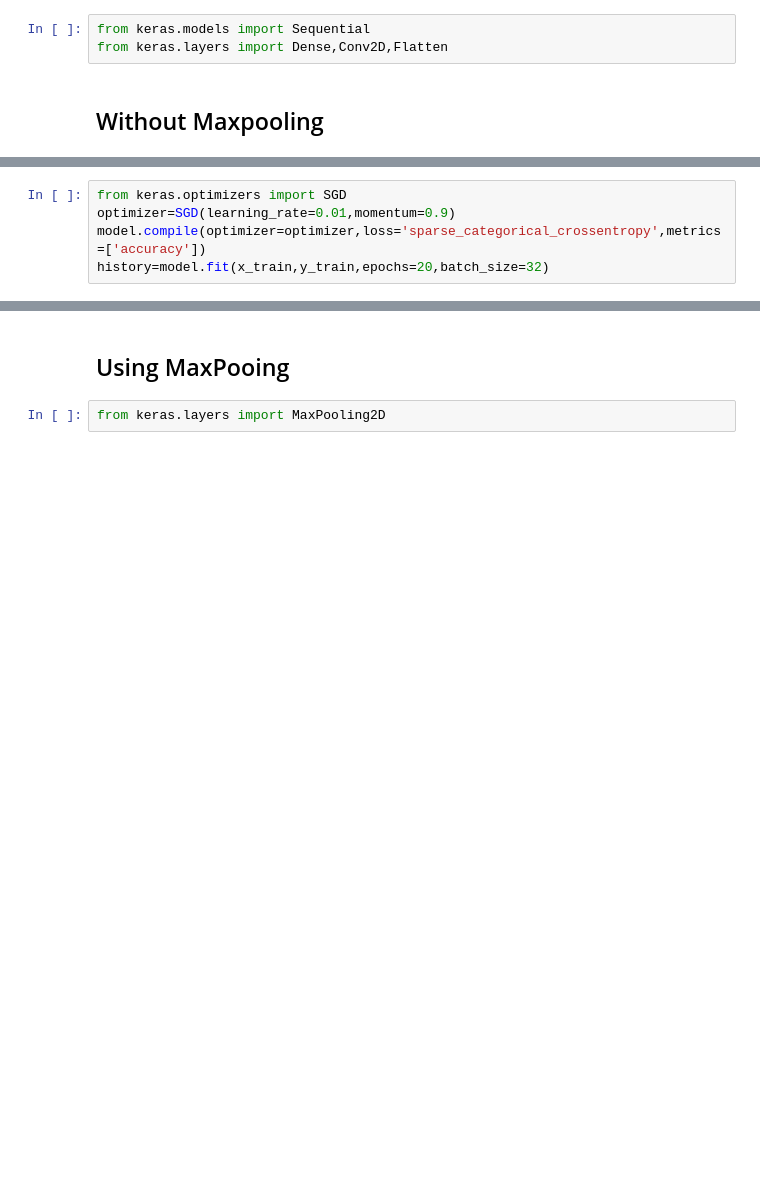
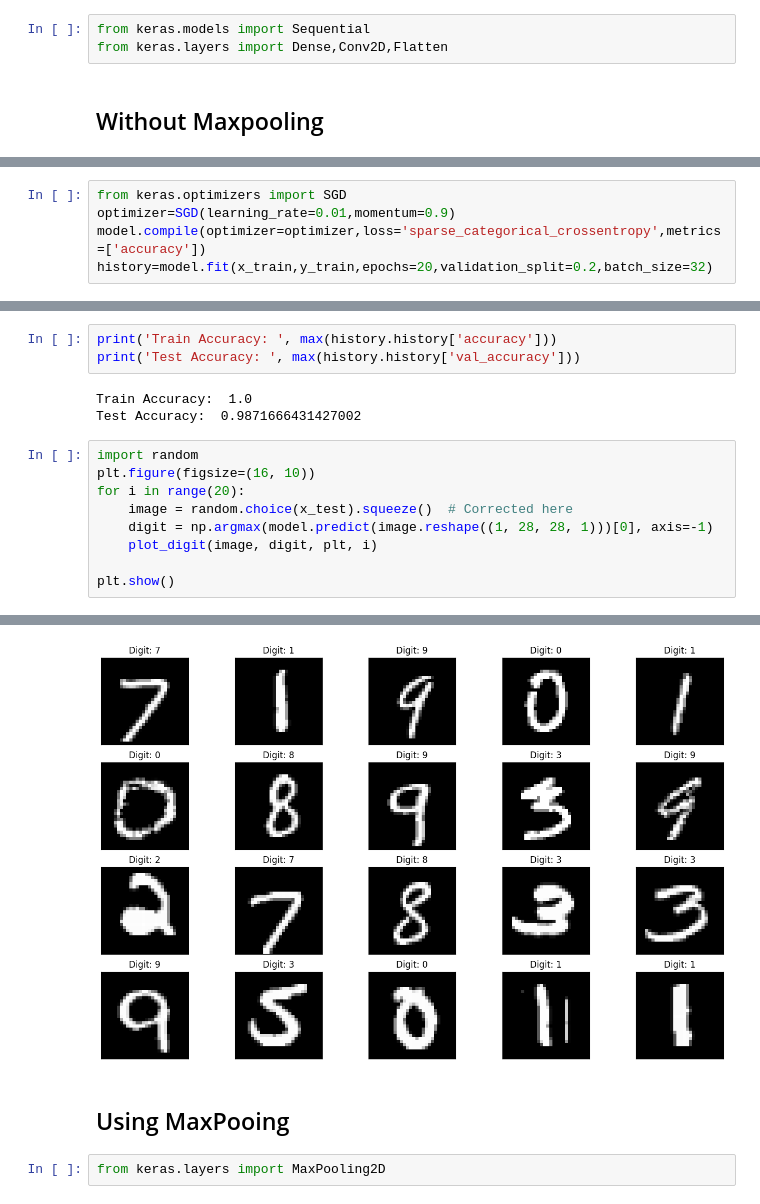
Before and after one commit to Athul28/NNDL_lab_programs, a Jupyter notebook: program7.ipynb, the cells around one changed output, grey strips where cells are left out. Drawn from its saved outputs; the diff is of its cells as text; blank space fills up the shorter version.

```diff
--- a/program7.ipynb
+++ b/program7.ipynb
@@ -53,6 +68,6 @@ _________________________________________________________________
 from keras.optimizers import SGD
 optimizer=SGD(learning_rate=0.01,momentum=0.9)
 model.compile(optimizer=optimizer,loss='sparse_categorical_crossentropy',metrics=['accuracy'])
-history=model.fit(x_train,y_train,epochs=20,batch_size=32)
+history=model.fit(x_train,y_train,epochs=20,validation_split=0.2,batch_size=32)
 # %% [output]
 Epoch 1/20
@@ -74,0 +90,16 @@ Epoch 20/20
+# %%
+print('Train Accuracy: ', max(history.history['accuracy']))
+print('Test Accuracy: ', max(history.history['val_accuracy']))
+# %% [output]
+Train Accuracy:  1.0
+Test Accuracy:  0.9871666431427002
+# %%
+import random
+plt.figure(figsize=(16, 10))
+for i in range(20):
+    image = random.choice(x_test).squeeze()  # Corrected here
+    digit = np.argmax(model.predict(image.reshape((1, 28, 28, 1)))[0], axis=-1)
+    plot_digit(image, digit, plt, i)
+
+plt.show()
+# %% [output]
@@ -75,3 +126,4 @@ Epoch 20/20
+[figure, added]
 # %% [markdown]
 ## Using MaxPooing
 # %%
```
Also changed, not shown: parts of 11 cells of this notebook.
